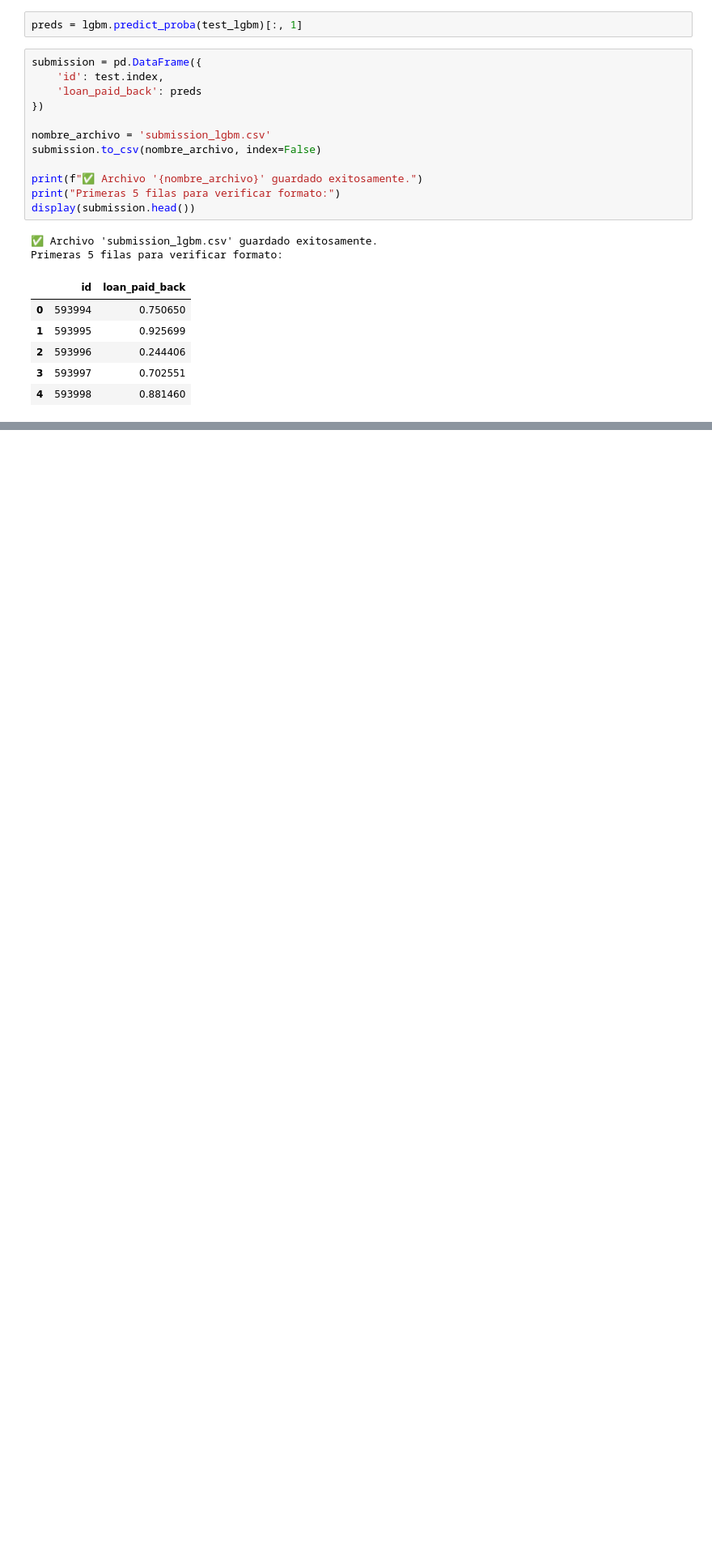
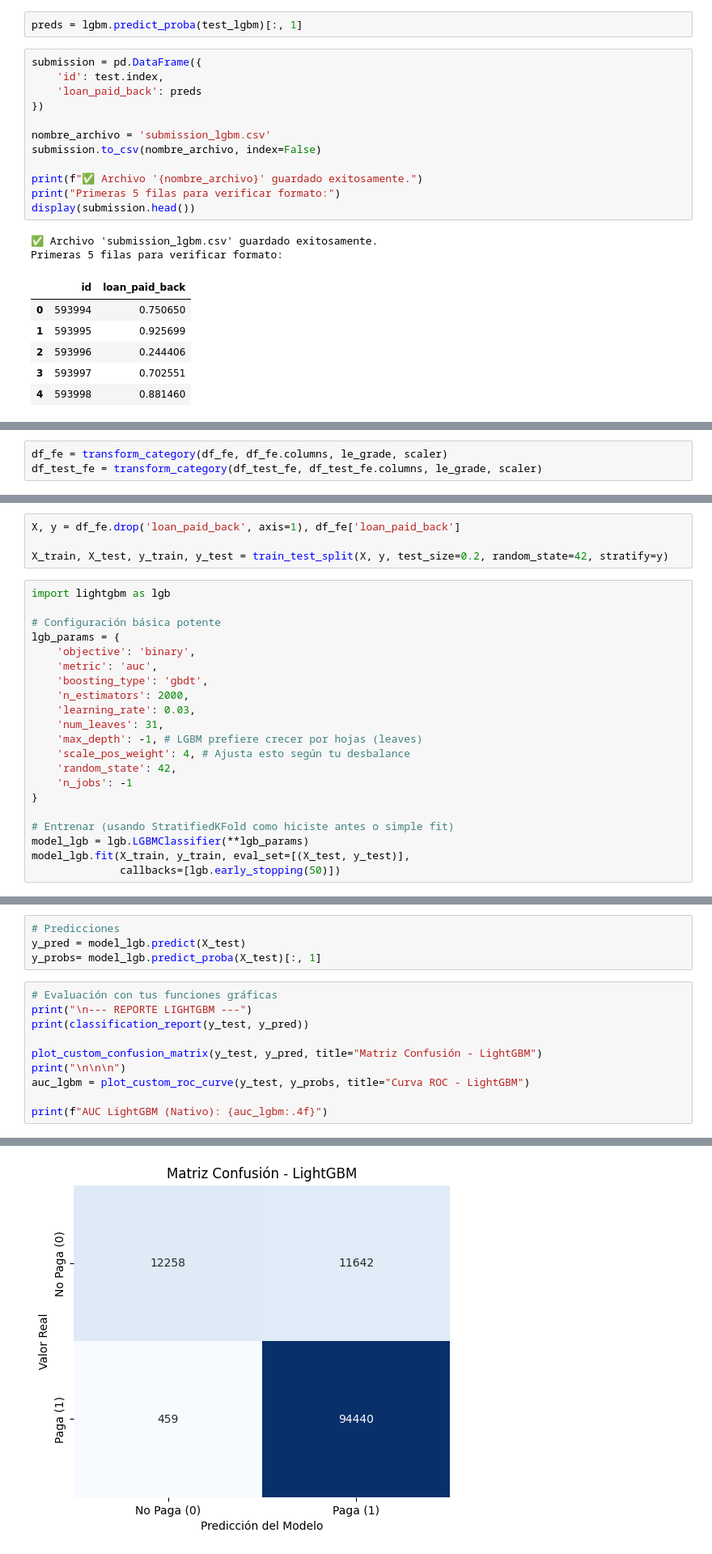
Before and after one commit to JulianSalazarD/kaggle, a Jupyter notebook: final.ipynb, the cells around one changed output, grey strips where cells are left out. Shown at 81% size. Cells and saved outputs as stored; diff of their text form; blank space fills up the shorter version.

```diff
--- a/final.ipynb
+++ b/final.ipynb
@@ -1303,0 +1533,3 @@ y_probs_xgb = xgb_model2.predict_proba(X_test_lgb)[:, 1]
+# %%
+df_fe = transform_category(df_fe, df_fe.columns, le_grade, scaler)
+df_test_fe = transform_category(df_test_fe, df_test_fe.columns, le_grade, scaler)
@@ -1303,0 +1545,25 @@ y_probs_xgb = xgb_model2.predict_proba(X_test_lgb)[:, 1]
+# %%
+X, y = df_fe.drop('loan_paid_back', axis=1), df_fe['loan_paid_back']
+
+X_train, X_test, y_train, y_test = train_test_split(X, y, test_size=0.2, random_state=42, stratify=y)
+# %%
+import lightgbm as lgb
+
+# Configuración básica potente
+lgb_params = {
+    'objective': 'binary',
+    'metric': 'auc',
+    'boosting_type': 'gbdt',
+    'n_estimators': 2000,
+    'learning_rate': 0.03,
+    'num_leaves': 31,
+    'max_depth': -1, # LGBM prefiere crecer por hojas (leaves)
+    'scale_pos_weight': 4, # Ajusta esto según tu desbalance
+    'random_state': 42,
+    'n_jobs': -1
+}
+
+# Entrenar (usando StratifiedKFold como hiciste antes o simple fit)
+model_lgb = lgb.LGBMClassifier(**lgb_params)
+model_lgb.fit(X_train, y_train, eval_set=[(X_test, y_test)],
+              callbacks=[lgb.early_stopping(50)])
@@ -1303,0 +1591,15 @@ y_probs_xgb = xgb_model2.predict_proba(X_test_lgb)[:, 1]
+# %%
+# Predicciones
+y_pred = model_lgb.predict(X_test)
+y_probs= model_lgb.predict_proba(X_test)[:, 1]
+# %%
+# Evaluación con tus funciones gráficas
+print("\n--- REPORTE LIGHTGBM ---")
+print(classification_report(y_test, y_pred))
+
+plot_custom_confusion_matrix(y_test, y_pred, title="Matriz Confusión - LightGBM")
+print("\n\n\n")
+auc_lgbm = plot_custom_roc_curve(y_test, y_probs, title="Curva ROC - LightGBM")
+
+print(f"AUC LightGBM (Nativo): {auc_lgbm:.4f}")
+# %% [output]
@@ -1303,0 +1615 @@ y_probs_xgb = xgb_model2.predict_proba(X_test_lgb)[:, 1]
+[figure, added]
```
Also changed, not shown: parts of 52 cells of this notebook.
